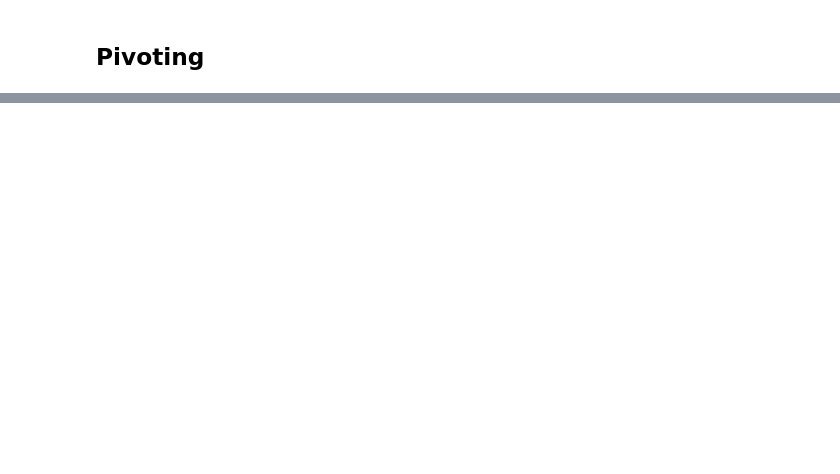
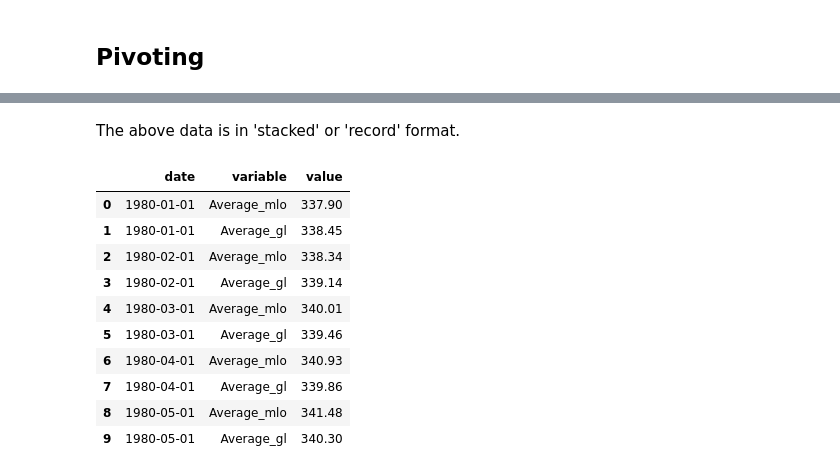
Before and after one commit to mkcor/advanced-pandas, a Jupyter notebook: notebooks/03_multiindex.ipynb, the cells around one changed output, grey strips where cells are left out. Cells and saved outputs as stored; diff of their text form; code cells hidden in the pictures; blank space fills up the shorter version.

```diff
--- a/notebooks/03_multiindex.ipynb
+++ b/notebooks/03_multiindex.ipynb
@@ -106,0 +276,16 @@ Name: Average, dtype: float64
+# %% [markdown]
+The above data is in 'stacked' or 'record' format.
+# %%
+rec
+# %% [output]
+|  | date | variable | value |
+| 0 | 1980-01-01 | Average_mlo | 337.90 |
+| 1 | 1980-01-01 | Average_gl | 338.45 |
+| 2 | 1980-02-01 | Average_mlo | 338.34 |
+| 3 | 1980-02-01 | Average_gl | 339.14 |
+| 4 | 1980-03-01 | Average_mlo | 340.01 |
+| 5 | 1980-03-01 | Average_gl | 339.46 |
+| 6 | 1980-04-01 | Average_mlo | 340.93 |
+| 7 | 1980-04-01 | Average_gl | 339.86 |
+| 8 | 1980-05-01 | Average_mlo | 341.48 |
+| 9 | 1980-05-01 | Average_gl | 340.30 |
```
Also changed, not shown: parts of 32 cells of this notebook.
